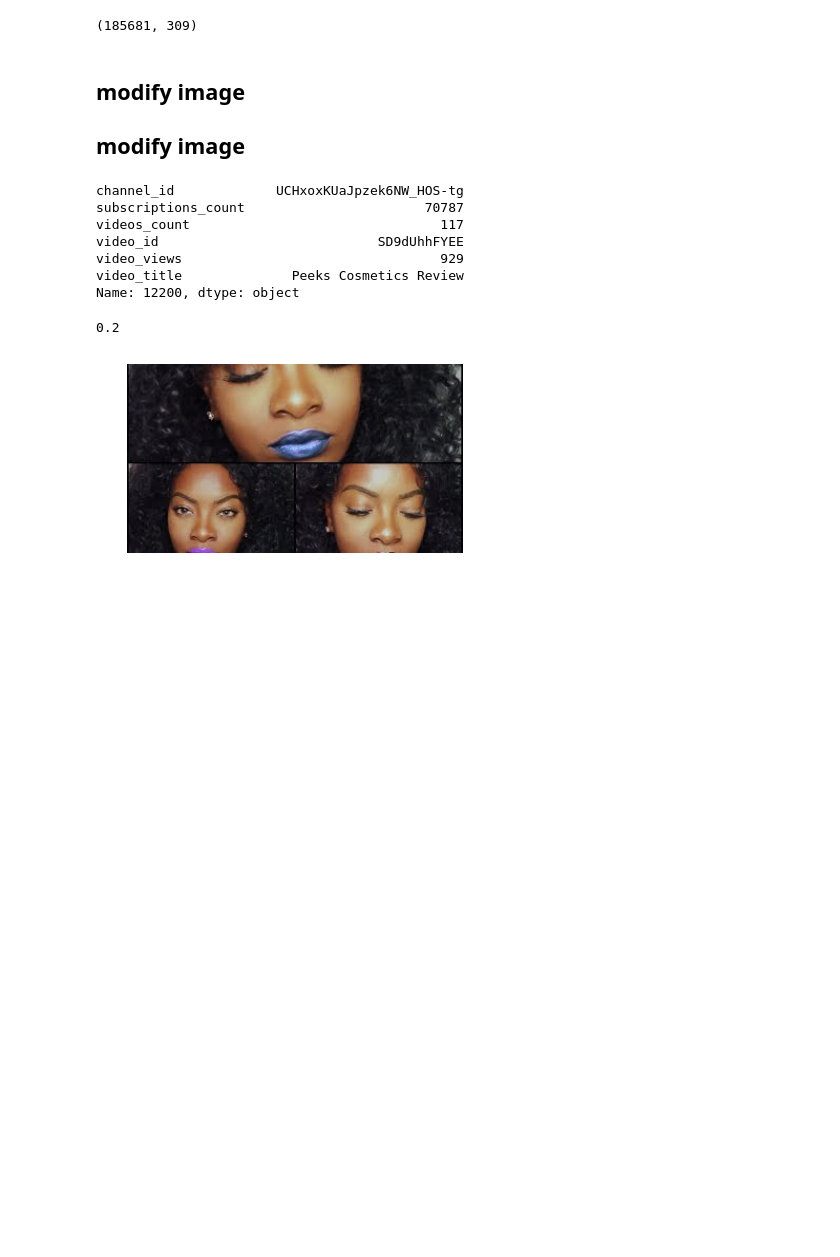
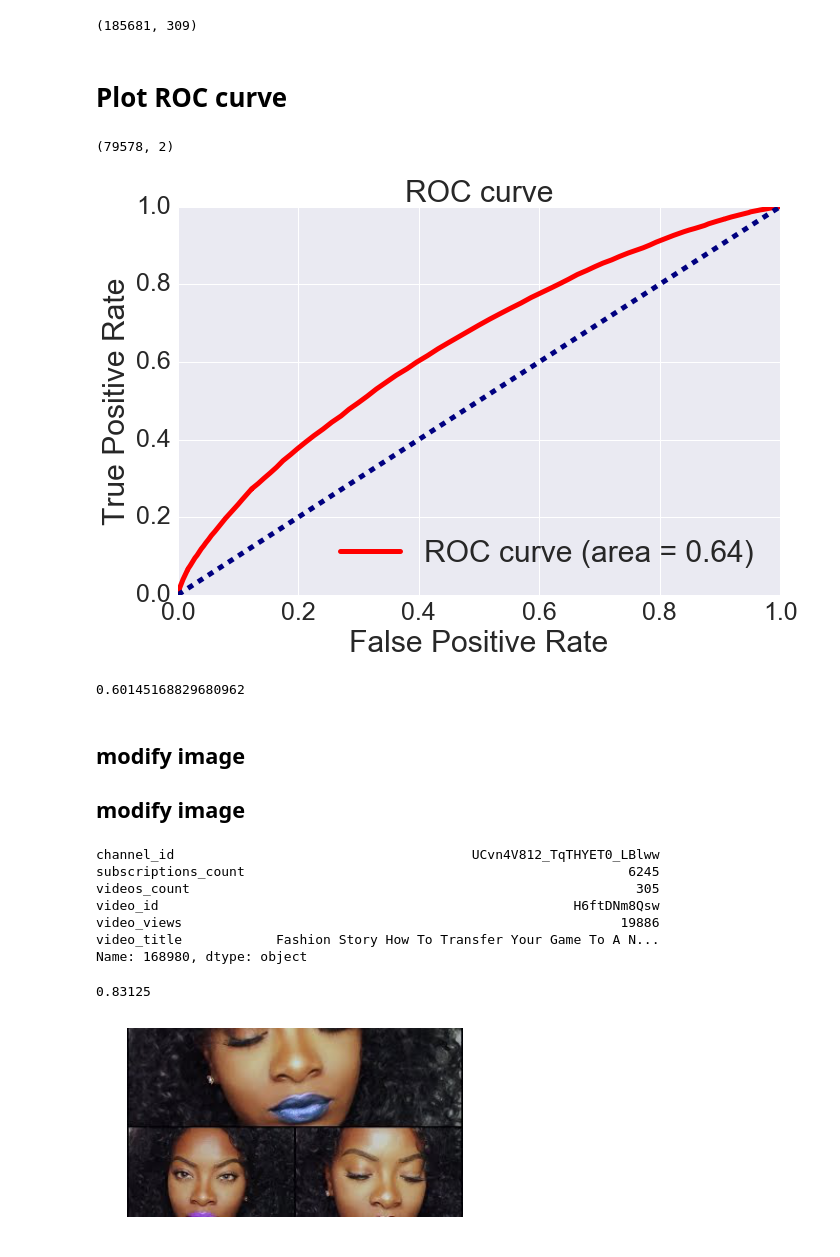
Before and after one commit to yaoliphy/insight-project, a Jupyter notebook: data_analysis_and_ML/youtube_data_analysis.ipynb, the cells around one changed output. Cells and saved outputs as stored; diff of their text form; code cells hidden in the pictures; blank space fills up the shorter version.

```diff
--- a/data_analysis_and_ML/youtube_data_analysis.ipynb
+++ b/data_analysis_and_ML/youtube_data_analysis.ipynb
@@ -1017,3 +1022,39 @@ clf = joblib.load('model_RF_160_estimators_300_tokens_noRegional_noCluster.pkl')
+# %% [markdown]
+# Plot ROC curve
+# %%
+y_prediction = clf.predict_proba(x_test)
+# %%
+y_prediction.shape
+# %% [output]
+(79578, 2)
+# %%
+from sklearn.metrics import roc_curve, auc
+fpr, tpr, thresholds = roc_curve(y_test, y_prediction[:,1], pos_label=2)
+roc_auc = auc(fpr, tpr)
+# %%
+import matplotlib.pyplot as plt
+
+fig = plt.figure(figsize=(10,7))
+lw = 5
+
+plt.plot(fpr, tpr,  color='r', lw=lw, label='ROC curve (area = %0.2f)' % roc_auc)
+plt.plot([0, 1], [0, 1], color='navy', lw=lw, linestyle='--')
+plt.xlim([0.0, 1.0])
+plt.ylim([0.0, 1.0])
+plt.xlabel('False Positive Rate', fontsize=30)
+plt.ylabel('True Positive Rate', fontsize=30)
+plt.title('ROC curve', fontsize=30)
+plt.xticks(fontsize=25)
+plt.yticks(fontsize=25)
+plt.legend(fontsize=30, loc="lower right")
+plt.tight_layout()
+fig.savefig('fig_RF_ROC.pdf')
+# %% [output]
+[figure, added]
+# %%
+roc_auc
+# %% [output]
+0.60145168829680962
 # %% [markdown]
 ## modify image
 ## modify image
@@ -1115,22 +1156,22 @@ def get_image_input_features(img):
     '''
     return img_features_global
 # %%
-df_all.iloc[12200, :6]
+df_all.iloc[168980, :6]
 # %% [output]
-channel_id             UCHxoxKUaJpzek6NW_HOS-tg
-subscriptions_count                       70787
-videos_count                                117
-video_id                            SD9dUhhFYEE
-video_views                                 929
-video_title              Peeks Cosmetics Review
-Name: 12200, dtype: object
+channel_id                                      UCvn4V812_TqTHYET0_LBlww
+subscriptions_count                                                 6245
+videos_count                                                         305
+video_id                                                     H6ftDNm8Qsw
+video_views                                                        19886
+video_title            Fashion Story How To Transfer Your Game To A N...
+Name: 168980, dtype: object
 # %%
-image_index = 12200
+image_index = 158980
 sample = x_train[image_index].reshape(1, -1)
 prob_before = clf.predict_proba(sample)[0, 1] #probability of being popular
 print(prob_before)
 # %% [output]
-0.2
+0.83125
 # %%
 ##############################
 # display the image
```
Also changed, not shown: parts of 69 cells of this notebook, 1 other file.
